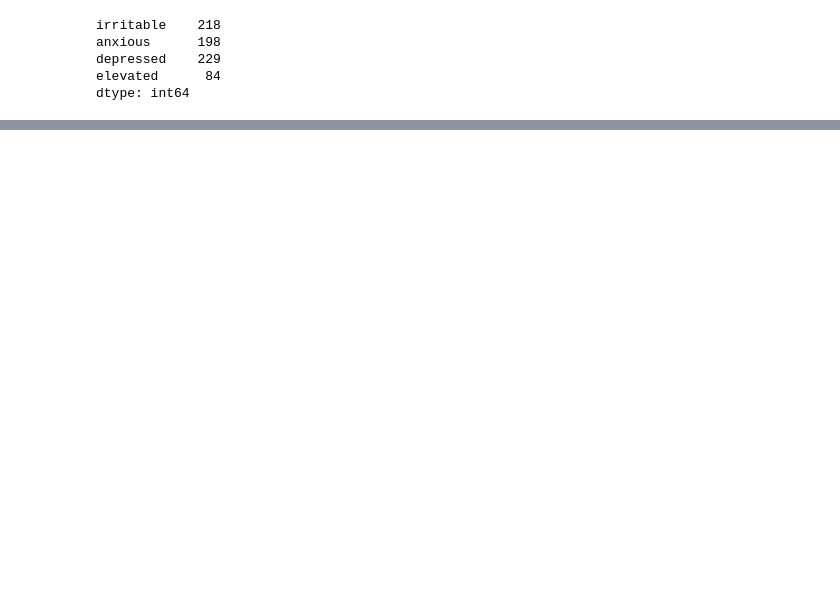
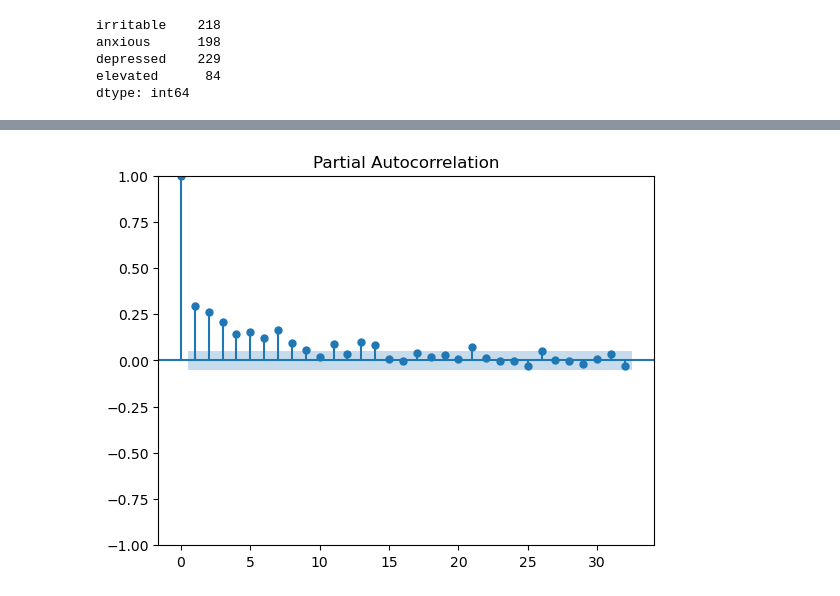
Before and after one commit to brozena/oura_mood_VAR, a Jupyter notebook: notebooks/project.ipynb, the cells around one changed output, grey strips where cells are left out. Saved outputs shown, nothing was run; the diff lists cells and outputs as text; code cells hidden in the pictures; blank space fills up the shorter version.

```diff
--- a/notebooks/project.ipynb
+++ b/notebooks/project.ipynb
@@ -27,0 +75,4 @@ alt.Chart(mood).mark_bar().encode(
+# %%
+plot_pacf(test_ts);
+# %% [output]
+[figure, added]
```
Also changed, not shown: parts of 26 cells of this notebook.
